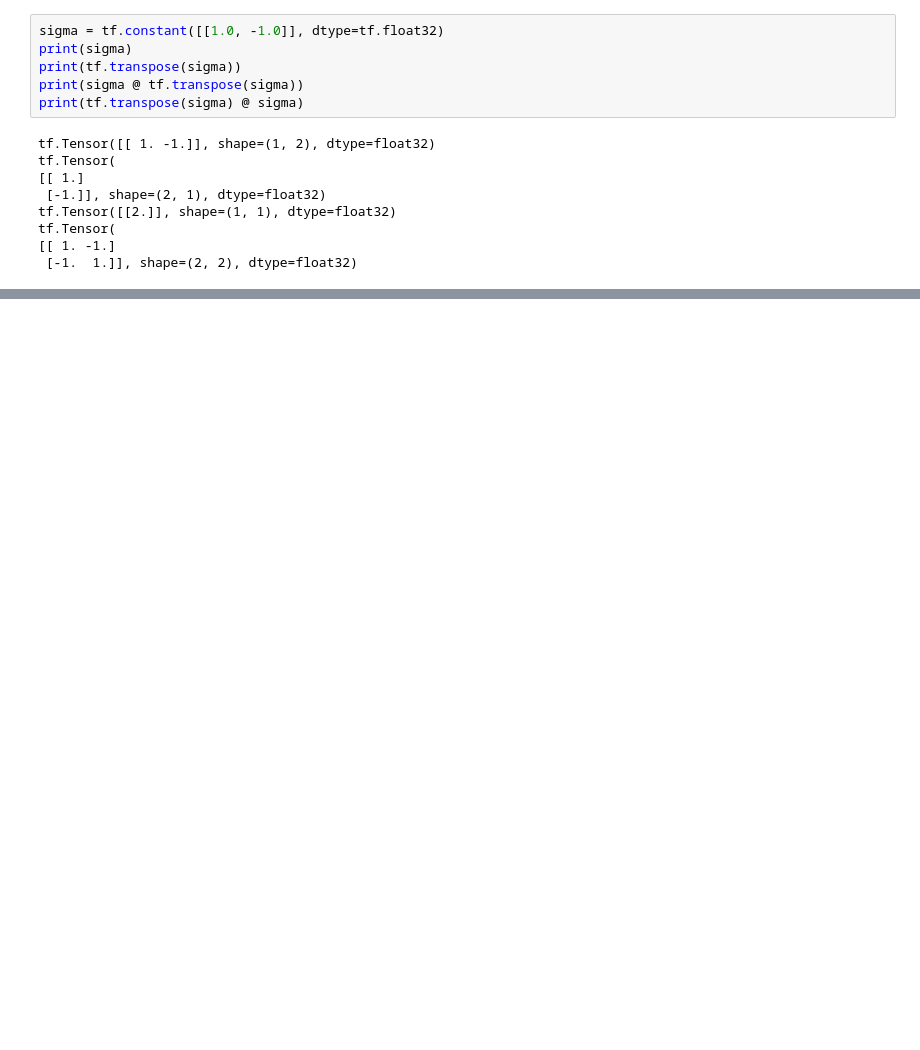
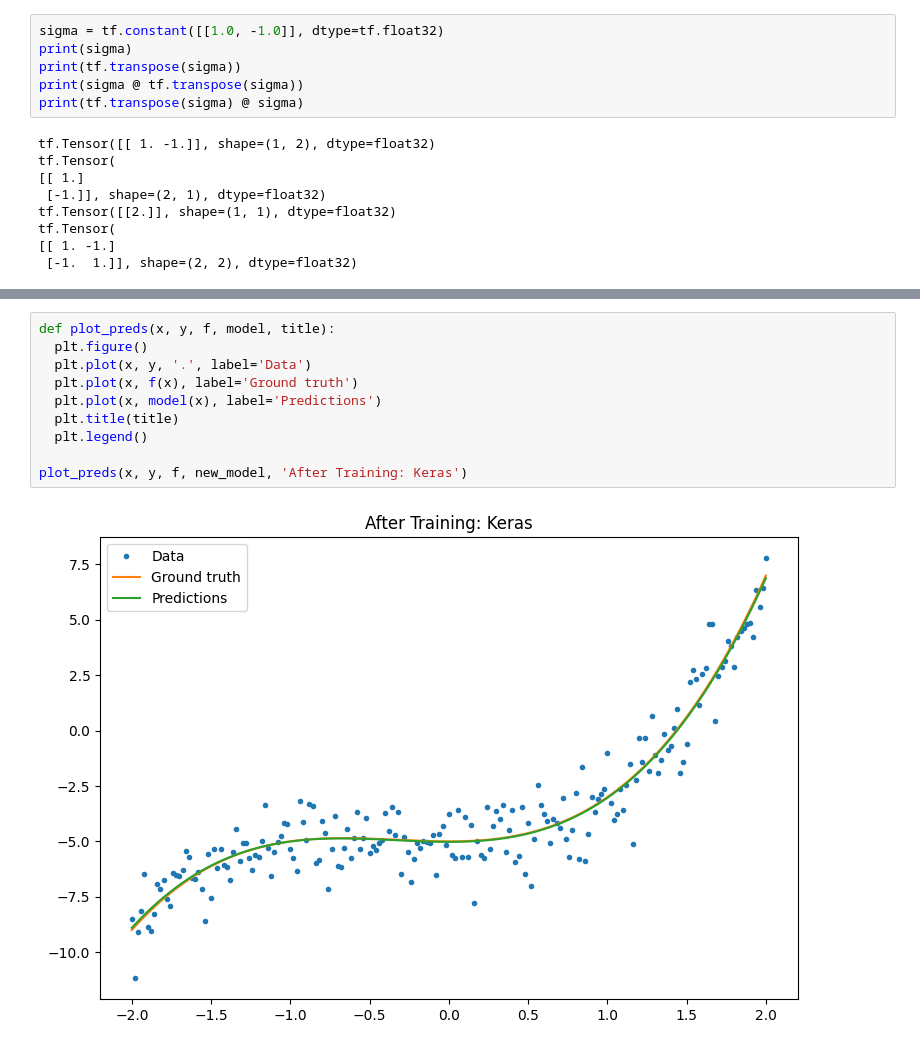
Before and after one commit to Corbanez97/spherical-model, a Jupyter notebook: notebooks/tensor_flow.ipynb, the cells around one changed output, grey strips where cells are left out. Cells and saved outputs as stored; diff of their text form; blank space fills up the shorter version.

```diff
--- a/notebooks/tensor_flow.ipynb
+++ b/notebooks/tensor_flow.ipynb
@@ -84,0 +316,12 @@ tf.config.list_physical_devices('GPU')
+# %%
+def plot_preds(x, y, f, model, title):
+  plt.figure()
+  plt.plot(x, y, '.', label='Data')
+  plt.plot(x, f(x), label='Ground truth')
+  plt.plot(x, model(x), label='Predictions')
+  plt.title(title)
+  plt.legend()
+
+plot_preds(x, y, f, new_model, 'After Training: Keras')
+# %% [output]
+[figure, added]
```
Also changed, not shown: parts of 38 cells of this notebook, 5 other files.
